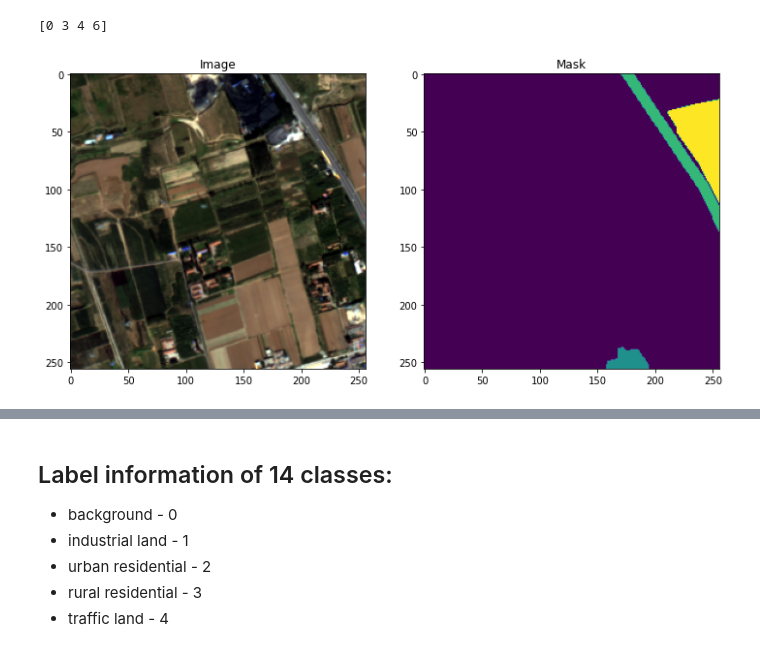
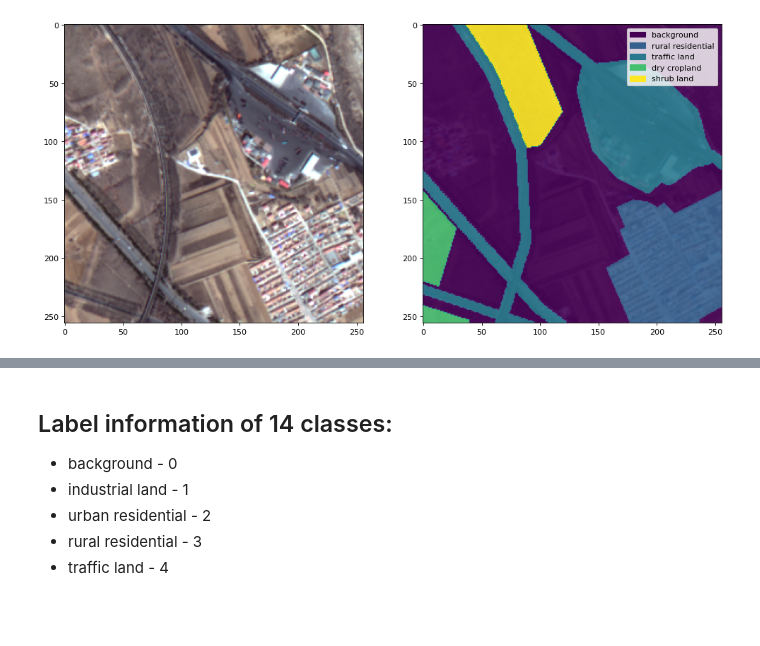
Before and after one commit to grannycola/satellite_image_segmentation, a Jupyter notebook: satellite-image-segmentation.ipynb, the cells around one changed output, grey strips where cells are left out. Drawn from its saved outputs; the diff is of its cells as text; code cells hidden in the pictures; blank space fills up the shorter version.

Commit message:
Kaggle Notebook | Satellite Image Segmentation | Version 7

```diff
--- a/satellite-image-segmentation.ipynb
+++ b/satellite-image-segmentation.ipynb
@@ -40,33 +109,42 @@ kaggle_path = '/kaggle/input/satelliteimagesegmentation/'
+# %%
+kaggle_path = '/kaggle/input/satelliteimagesegmentation/'
+labels = ['background','industrial land',
+          'urban residential','rural residential',
+          'traffic land','paddy field','irrigated land', 'dry cropland',
+          'garden plot','arbor woodland',
+          'shrub land','natural grassland',
+          'artificial grassland','river', 'lake','pond']
 # %%
 train_img_dir = kaggle_path + "data/data_for_keras_aug/train_images/train/"
 train_mask_dir = kaggle_path + "data/data_for_keras_aug/train_masks/train/"
 
 img_list = os.listdir(train_img_dir)
 msk_list = os.listdir(train_mask_dir)
 
 img_list.sort()
 msk_list.sort()
 
 num_images = len(os.listdir(train_img_dir))
 img_num = random.randint(0, num_images - 1)
 
 img_for_plot = cv2.imread(train_img_dir+img_list[img_num], 1)
 img_for_plot = cv2.cvtColor(img_for_plot, cv2.COLOR_BGR2RGB)
 
 mask_for_plot =cv2.imread(train_mask_dir+msk_list[img_num], 0)
 
-plt.figure(figsize=(12, 8))
-plt.subplot(121)
-plt.imshow(img_for_plot)
-plt.title('Image')
-plt.subplot(122)
-plt.imshow(mask_for_plot, cmap='viridis')
-print(np.unique(mask_for_plot))
-plt.title('Mask')
+_min, _max = np.amin(mask_for_plot), np.amax(mask_for_plot)
+
+plt.figure(figsize=(15, 15), dpi=80)
+plt.subplot(1,2,1)
+plt.imshow(img_for_plot.astype('uint8'))
+
+plt.subplot(1,2,2)
+plt.imshow(img_for_plot.astype('uint8'))
+plt.subplot(1,2,2)
+show_mask_with_label(mask_for_plot, labels, _min, _max, alpha=0.9)
 plt.show()
 # %% [output]
-[0 3 4 6]
-[figure, old version]
+[figure, new version]
 # %%
 BACKBONE = 'mobilenet'
 preprocess_input = sm.get_preprocessing(BACKBONE)
```
Also changed, not shown: parts of 14 cells of this notebook.
